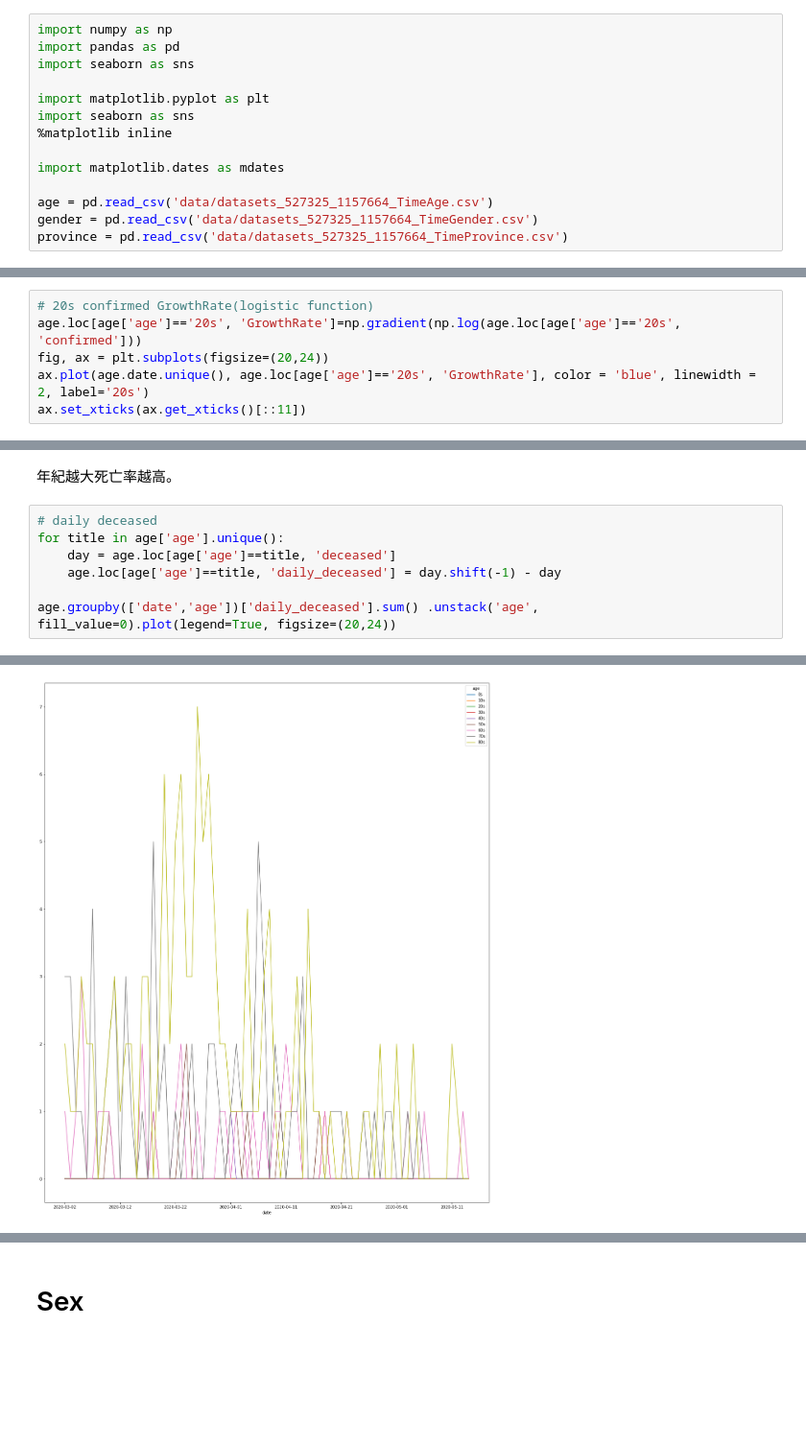
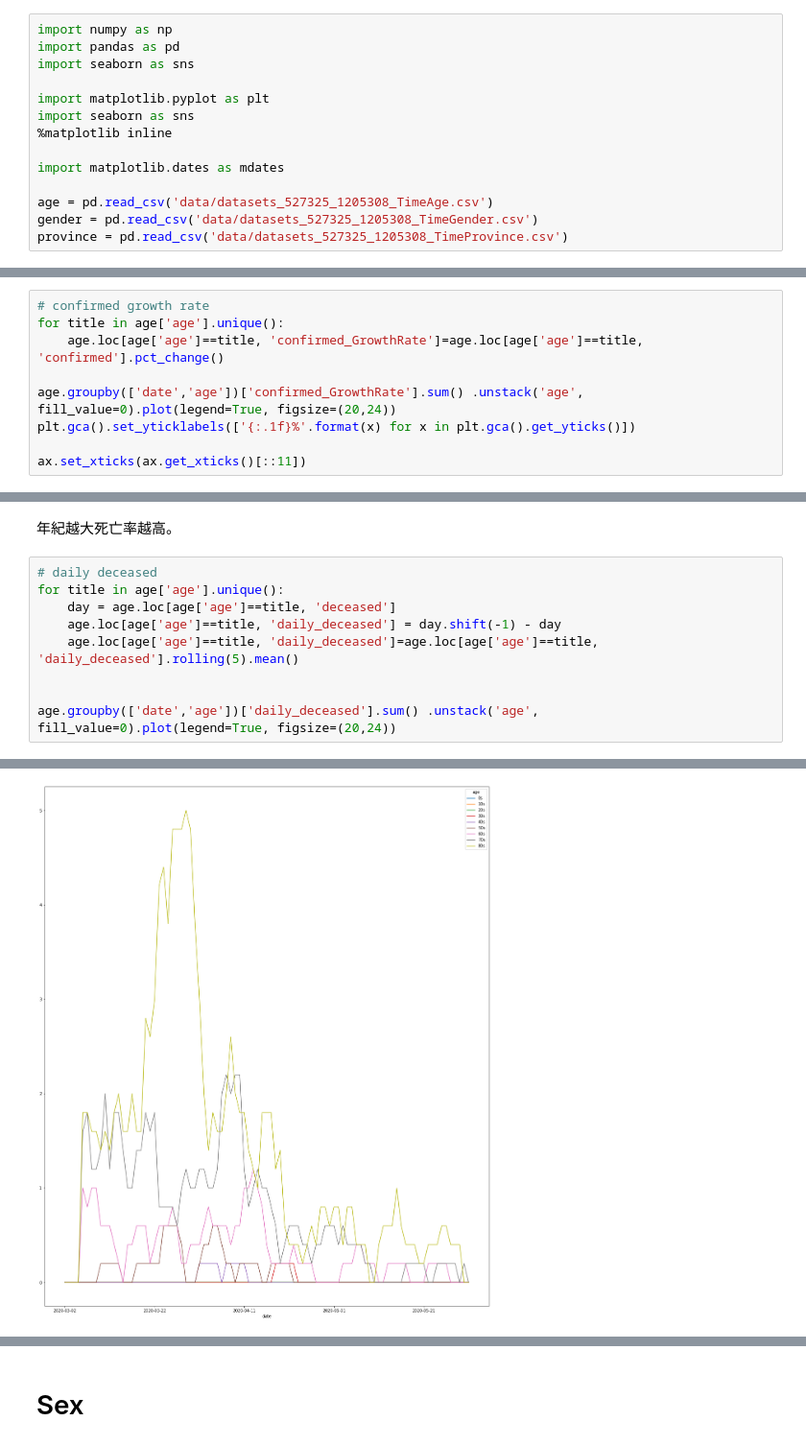
Before and after one commit to starfor065841/FDA_Final_project, a Jupyter notebook: Final_project/data.ipynb, the cells around one changed output, grey strips where cells are left out. Shown at 96% size. Drawn from its saved outputs; the diff is of its cells as text; blank space fills up the shorter version.

```diff
--- a/Final_project/data.ipynb
+++ b/Final_project/data.ipynb
@@ -9,8 +9,8 @@ import seaborn as sns
 
 import matplotlib.dates as mdates
 
-age = pd.read_csv('data/datasets_527325_1157664_TimeAge.csv')
-gender = pd.read_csv('data/datasets_527325_1157664_TimeGender.csv')
-province = pd.read_csv('data/datasets_527325_1157664_TimeProvince.csv')
+age = pd.read_csv('data/datasets_527325_1205308_TimeAge.csv')
+gender = pd.read_csv('data/datasets_527325_1205308_TimeGender.csv')
+province = pd.read_csv('data/datasets_527325_1205308_TimeProvince.csv')
 # %% [markdown]
 # Age
@@ -29,6 +44,0 @@ age.groupby(['date','age'])['confirmed'].sum() .unstack('age', fill_value=0).plo
-# %%
-# 20s confirmed GrowthRate(logistic function)
-age.loc[age['age']=='20s', 'GrowthRate']=np.gradient(np.log(age.loc[age['age']=='20s', 'confirmed']))
-fig, ax = plt.subplots(figsize=(20,24))
-ax.plot(age.date.unique(), age.loc[age['age']=='20s', 'GrowthRate'], color = 'blue', linewidth = 2, label='20s')
-ax.set_xticks(ax.get_xticks()[::11])
@@ -45,0 +45,9 @@ ax.set_xticks(ax.get_xticks()[::11])
+# %%
+# confirmed growth rate
+for title in age['age'].unique():
+    age.loc[age['age']==title, 'confirmed_GrowthRate']=age.loc[age['age']==title, 'confirmed'].pct_change()
+
+age.groupby(['date','age'])['confirmed_GrowthRate'].sum() .unstack('age', fill_value=0).plot(legend=True, figsize=(20,24))
+plt.gca().set_yticklabels(['{:.1f}%'.format(x) for x in plt.gca().get_yticks()])
+
+ax.set_xticks(ax.get_xticks()[::11])
@@ -103,10 +116,12 @@ plt.axis('equal')
 # %%
 # daily deceased
 for title in age['age'].unique():
     day = age.loc[age['age']==title, 'deceased']
     age.loc[age['age']==title, 'daily_deceased'] = day.shift(-1) - day
+    age.loc[age['age']==title, 'daily_deceased']=age.loc[age['age']==title, 'daily_deceased'].rolling(5).mean()
+
 
 age.groupby(['date','age'])['daily_deceased'].sum() .unstack('age', fill_value=0).plot(legend=True, figsize=(20,24))
 # %% [output]
 <matplotlib.axes._subplots.AxesSubplot at 0x...>
-[figure, old version]
+[figure, new version]
```
Also changed, not shown: parts of 63 cells of this notebook.
